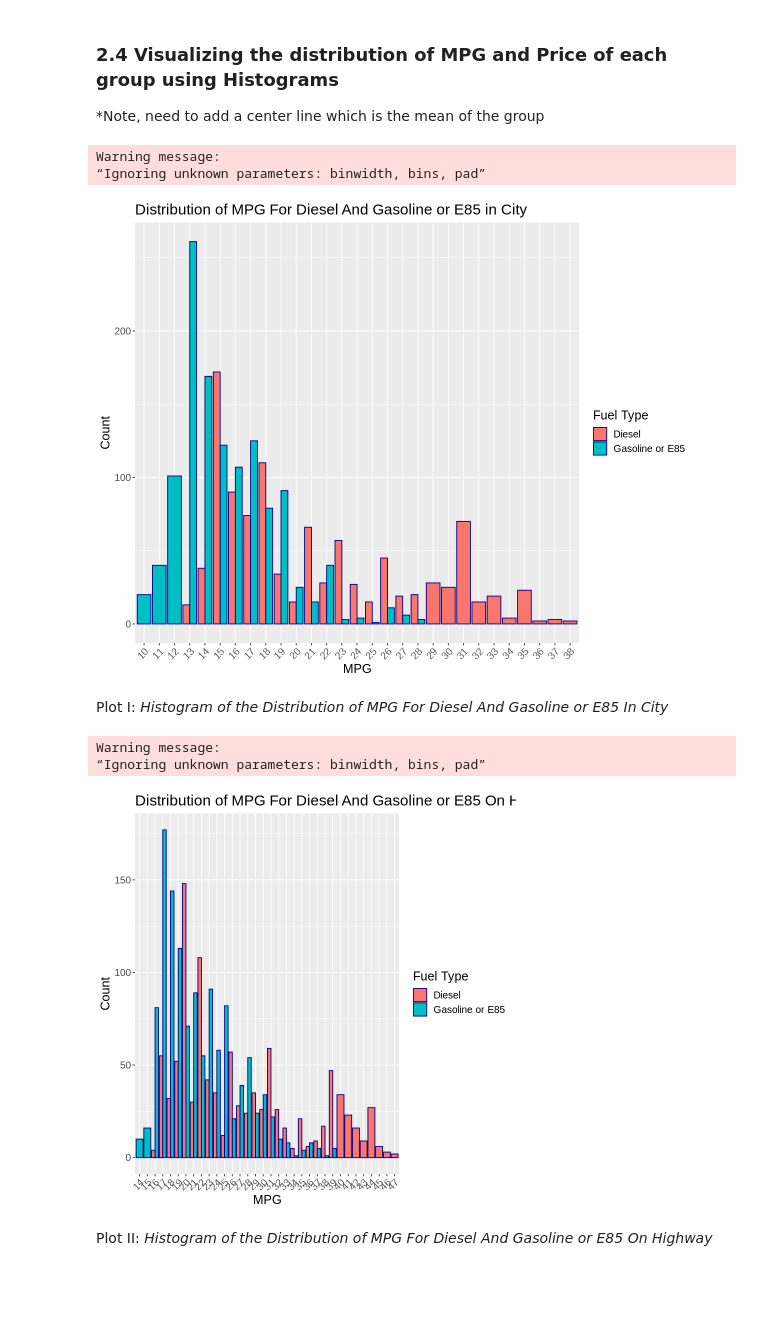
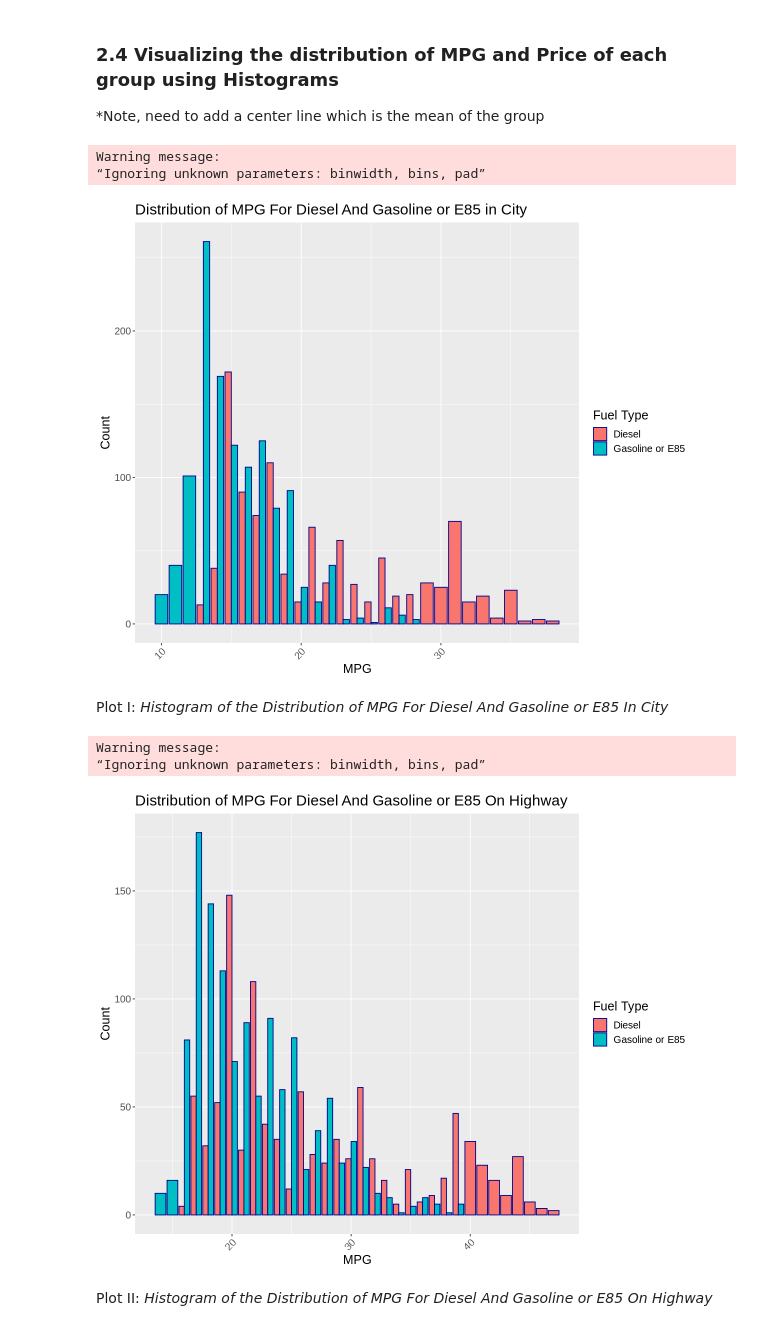
Before and after one commit to Zibo-S/STAT201_GP_7, a Jupyter notebook: fuel_project_final_report_draft1.ipynb, the cells around one changed output. Drawn from its saved outputs; the diff is of its cells as text; code cells hidden in the pictures; blank space fills up the shorter version.

```diff
--- a/fuel_project_final_report_draft1.ipynb
+++ b/fuel_project_final_report_draft1.ipynb
@@ -180,13 +189,10 @@ summary_IQR
 # %%
 options(repr.plot.width=10, repr.plot.height=8)
 
-City_Histogram <- df %>%
-    select('Fuel.Type','City.MPG..FT1.')%>%
-    mutate(fuel_type= as_factor(df$'Fuel.Type'), MPG = as_factor(df$'City.MPG..FT1')) %>%
-    select(fuel_type, MPG)%>%
-    filter(fuel_type == "Diesel" | fuel_type == "Gasoline or E85") %>%
+City_Histogram <- tidy_data %>%
+     select(Fuel_Type, City_MPG) %>%
      ggplot() +
-     geom_histogram(aes( x=  MPG ,fill = fuel_type),position="dodge", stat="count",color="darkblue")+
+     geom_histogram(aes(x= City_MPG ,fill = Fuel_Type),position="dodge", stat="count",color="darkblue")+
      ggtitle("Distribution of MPG For Diesel And Gasoline or E85 in City") +
      xlab("MPG") +
      ylab("Count") +
@@ -198,29 +204,26 @@ City_Histogram
 # %% [output]
 Warning message:
 “Ignoring unknown parameters: binwidth, bins, pad”
-[figure, old version]
+[figure, new version]
 # %% [markdown]
 Plot I: *Histogram of the Distribution of MPG For Diesel And Gasoline or E85 In City*
 # %%
 #$df$"Fuel Type 1
-Highway_Histogram <- df %>%
-    select('Fuel.Type','Highway.MPG..FT1.')%>%
-    mutate(fuel_type= as_factor(df$'Fuel.Type'), MPG = as_factor(df$'Highway.MPG..FT1')) %>%
-    select(fuel_type, MPG)%>%
-    filter(fuel_type == "Diesel" | fuel_type == "Gasoline or E85") %>%
+Highway_Histogram <- tidy_data %>%
+     select(Fuel_Type, Highway_MPG) %>%
      ggplot() +
-     geom_histogram(aes( x=  MPG ,fill = fuel_type),position="dodge", stat="count",color="darkblue")+
+     geom_histogram(aes(x= Highway_MPG ,fill = Fuel_Type),position="dodge", stat="count",color="darkblue")+
      ggtitle("Distribution of MPG For Diesel And Gasoline or E85 On Highway ") +
      xlab("MPG") +
      ylab("Count") +
     theme(text = element_text(size = 15)) +
     theme(axis.text.x = element_text(angle = 45, hjust = 1))+
 guides(fill=guide_legend(title="Fuel Type"))
 Highway_Histogram
 # %% [output]
 Warning message:
 “Ignoring unknown parameters: binwidth, bins, pad”
-[figure, old version]
+[figure, new version]
 # %% [markdown]
 Plot II: *Histogram of the Distribution of MPG For Diesel And Gasoline or E85 On Highway*
 # %%
```
Also changed, not shown: parts of 6 cells of this notebook.
